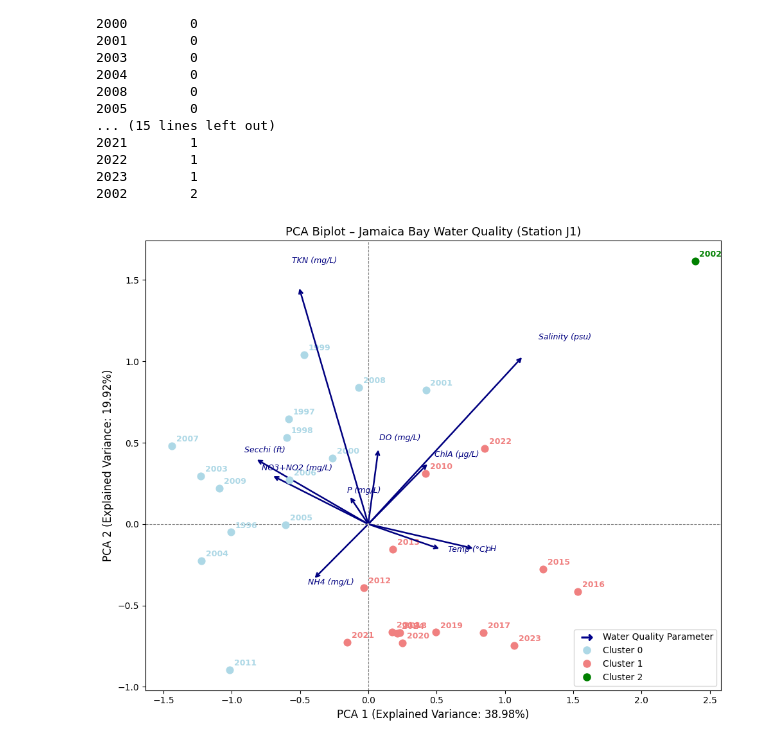
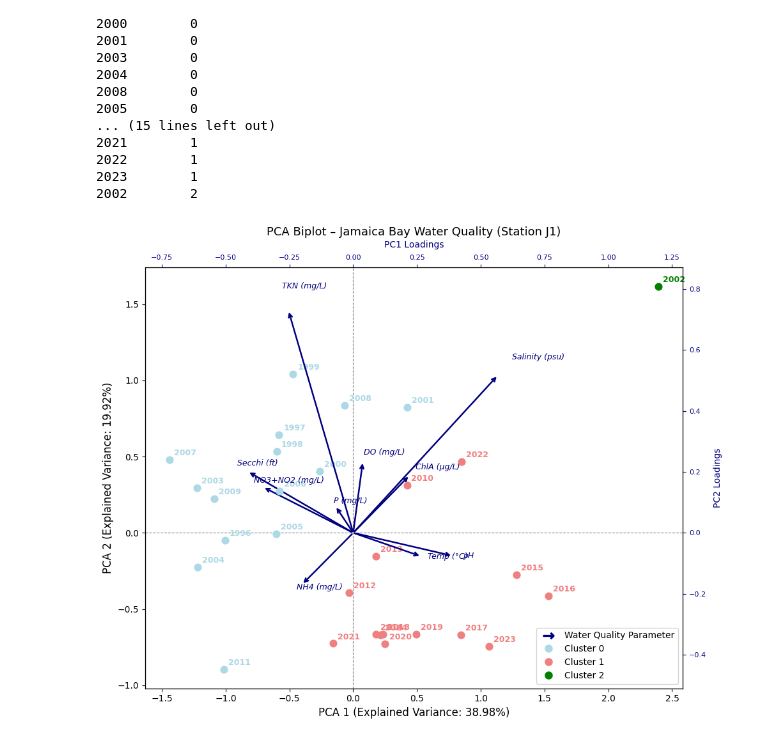
Before and after one commit to snehasri2600/Jamaica-Bay-Water-Quality_Capstone, a Jupyter notebook: Station_Data_Analyses/Station_J1/j1_analysis.ipynb, the cells around one changed output. Cells and saved outputs as stored; diff of their text form; code cells hidden in the pictures.

Commit message:
plots edited with additional axes

```diff
--- a/Station_Data_Analyses/Station_J1/j1_analysis.ipynb
+++ b/Station_Data_Analyses/Station_J1/j1_analysis.ipynb
@@ -416,32 +448,48 @@ scale = 2.0
 for i, name in enumerate(feature_names_short):
     x, y = loadings[i, 0] * scale, loadings[i, 1] * scale
     ax.annotate('', xy=(x, y), xytext=(0, 0),
                 arrowprops=dict(arrowstyle='->', color='navy', lw=1.8))
     ax.text(x * 1.1, y * 1.1, name, fontsize=9, color='navy', fontstyle='italic')
 
+# --- Secondary axes for loading scale ---
+ax_top = ax.twiny()  # shares y-axis, adds top x-axis
+ax_right = ax.twinx()  # shares x-axis, adds right y-axis
+
+# Set limits divided by scale factor to show true loading values
+ax_top.set_xlim(ax.get_xlim()[0] / scale, ax.get_xlim()[1] / scale)
+ax_right.set_ylim(ax.get_ylim()[0] / scale, ax.get_ylim()[1] / scale)
+
+# Style the top axis
+ax_top.set_xlabel('PC1 Loadings', fontsize=10, color='navy', labelpad=8)
+ax_top.tick_params(axis='x', colors='navy', labelsize=8)
+
+# Style the right axis
+ax_right.set_ylabel('PC2 Loadings', fontsize=10, color='navy', labelpad=8)
+ax_right.tick_params(axis='y', colors='navy', labelsize=8)
+
 # --- Reference lines ---
 ax.axhline(0, color='gray', linewidth=0.8, linestyle='--')
 ax.axvline(0, color='gray', linewidth=0.8, linestyle='--')
 
 # --- Labels ---
 ax.set_xlabel(f'PCA 1 (Explained Variance: {explained_variance[0] * 100:.2f}%)', fontsize=12)
 ax.set_ylabel(f'PCA 2 (Explained Variance: {explained_variance[1] * 100:.2f}%)', fontsize=12)
 ax.set_title('PCA Biplot – Jamaica Bay Water Quality (Station J1)', fontsize=13)
 
 # --- Legend ---
 ax.legend(handles=[
-    plt.Line2D([0], [0], marker=r'$\rightarrow$', color='darkblue',
+    plt.Line2D([0], [0], color='darkblue', marker=r'$\rightarrow$',
                markersize=12, label='Water Quality Parameter', linestyle='None'),
     plt.Line2D([0], [0], marker='o', color='lightblue',
                markersize=8, label='Cluster 0', linestyle='None'),
     plt.Line2D([0], [0], marker='o', color='lightcoral',
                markersize=8, label='Cluster 1', linestyle='None'),
     plt.Line2D([0], [0], marker='o', color='green',
                markersize=8, label='Cluster 2', linestyle='None'),
 ], loc='lower right')
 
 plt.tight_layout()
 plt.savefig('jamaica_bay_pca_j1_3clusters.png', dpi=300, bbox_inches='tight')
 plt.show()
 # %% [output]
-[figure, old version]
+[figure, new version]
```
Also changed, not shown: parts of 3 cells of this notebook, 21 other files.
